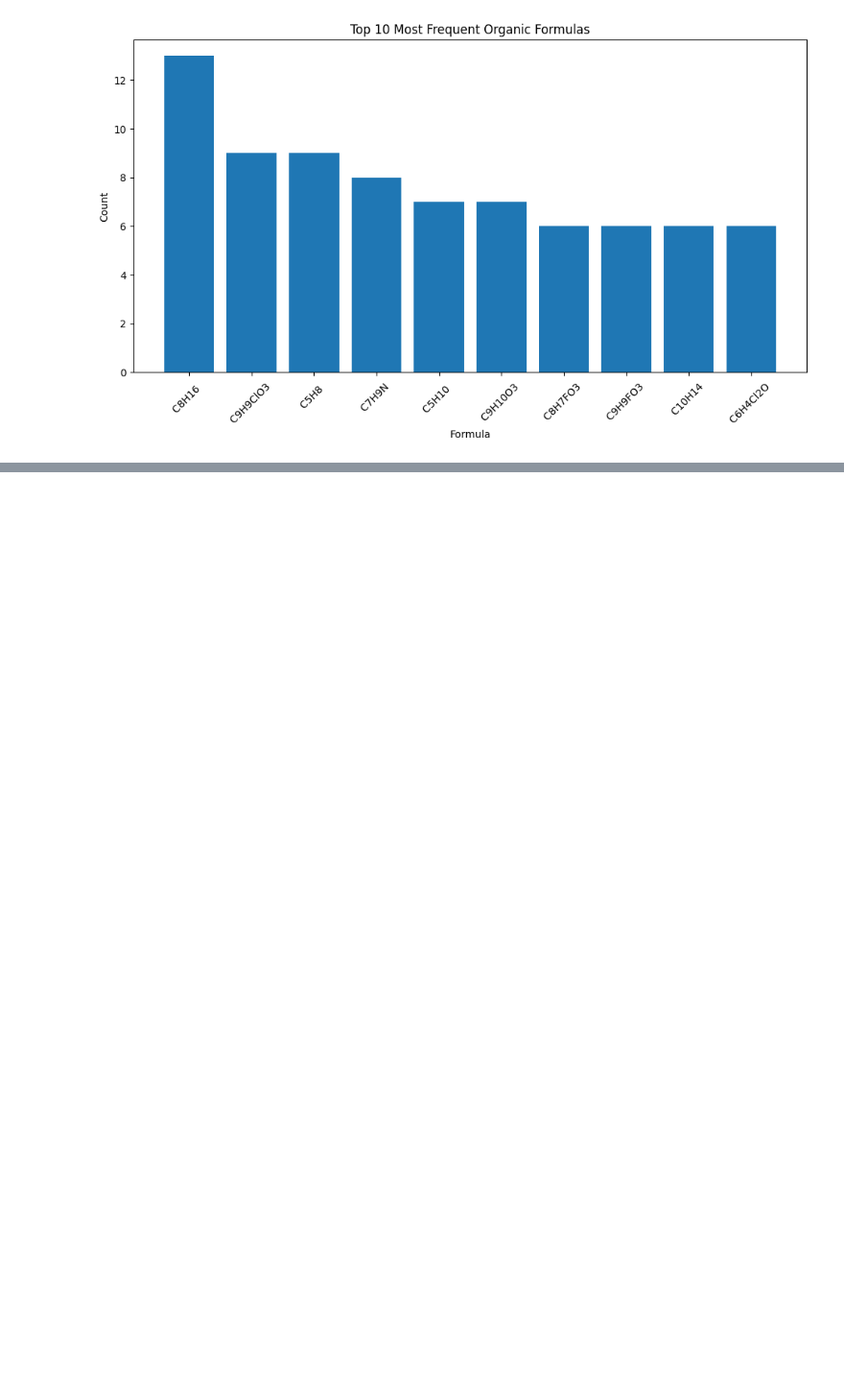
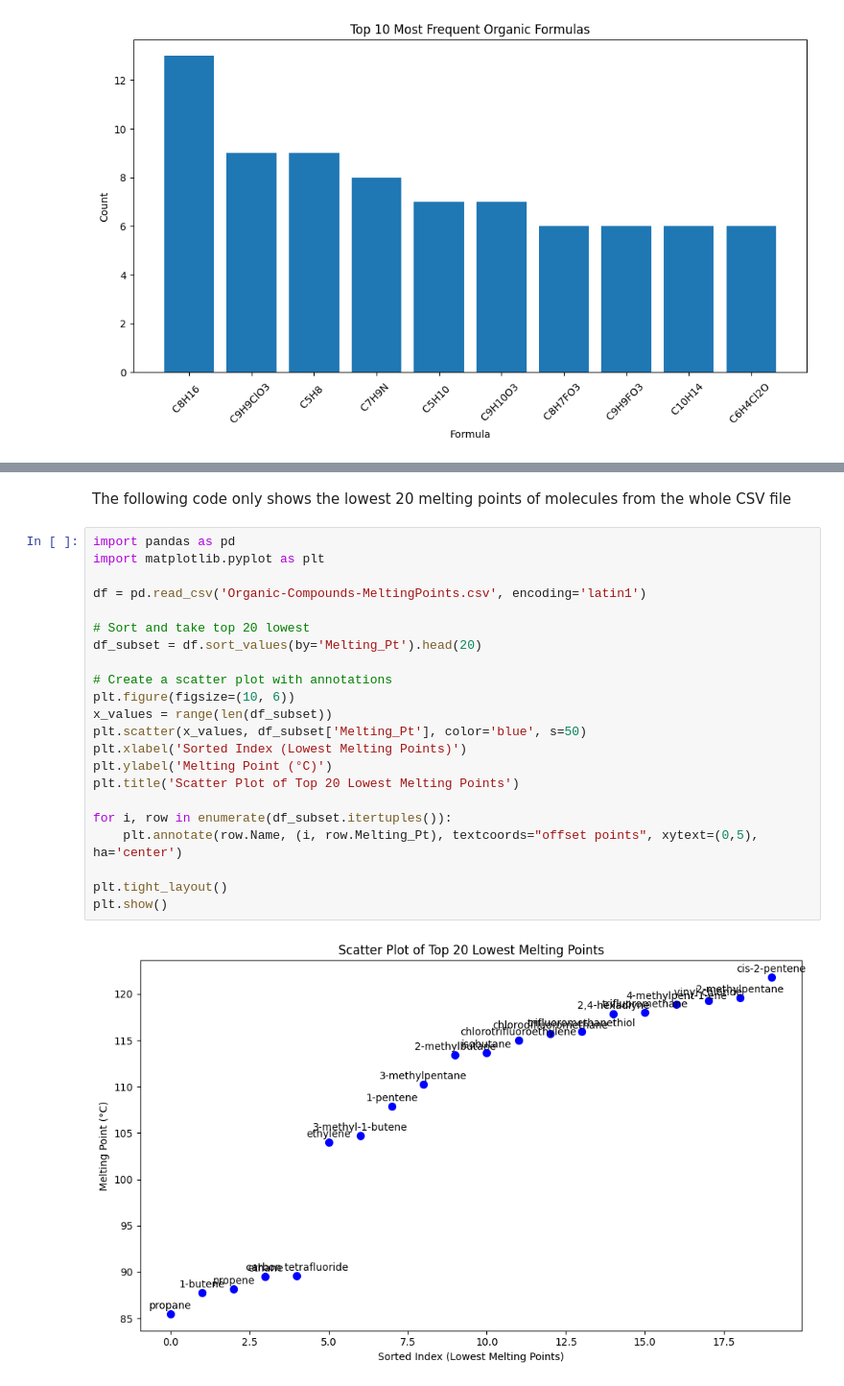
Before and after one commit to tuq21859-boop/CIS2004_SciTechSeminar_Notebook, a Jupyter notebook: Colab Notebook/CIS2004_Dataset_Explore_Salina_Zhang.ipynb, the cells around one changed output, grey strips where cells are left out. Shown at 96% size. Cells and saved outputs as stored; diff of their text form; blank space fills up the shorter version.

```diff
--- a/Colab Notebook/CIS2004_Dataset_Explore_Salina_Zhang.ipynb
+++ b/Colab Notebook/CIS2004_Dataset_Explore_Salina_Zhang.ipynb
@@ -70,0 +94,26 @@ plt.show()
+# %% [markdown]
+The following code only shows the lowest 20 melting points of molecules from the whole CSV file
+# %%
+import pandas as pd
+import matplotlib.pyplot as plt
+
+df = pd.read_csv('Organic-Compounds-MeltingPoints.csv', encoding='latin1')
+
+# Sort and take top 20 lowest
+df_subset = df.sort_values(by='Melting_Pt').head(20)
+
+# Create a scatter plot with annotations
+plt.figure(figsize=(10, 6))
+x_values = range(len(df_subset))
+plt.scatter(x_values, df_subset['Melting_Pt'], color='blue', s=50)
+plt.xlabel('Sorted Index (Lowest Melting Points)')
+plt.ylabel('Melting Point (°C)')
+plt.title('Scatter Plot of Top 20 Lowest Melting Points')
+
+for i, row in enumerate(df_subset.itertuples()):
+    plt.annotate(row.Name, (i, row.Melting_Pt), textcoords="offset points", xytext=(0,5), ha='center')
+
+plt.tight_layout()
+plt.show()
+# %% [output]
+[figure, added]
```
Also changed, not shown: parts of 2 cells of this notebook.
